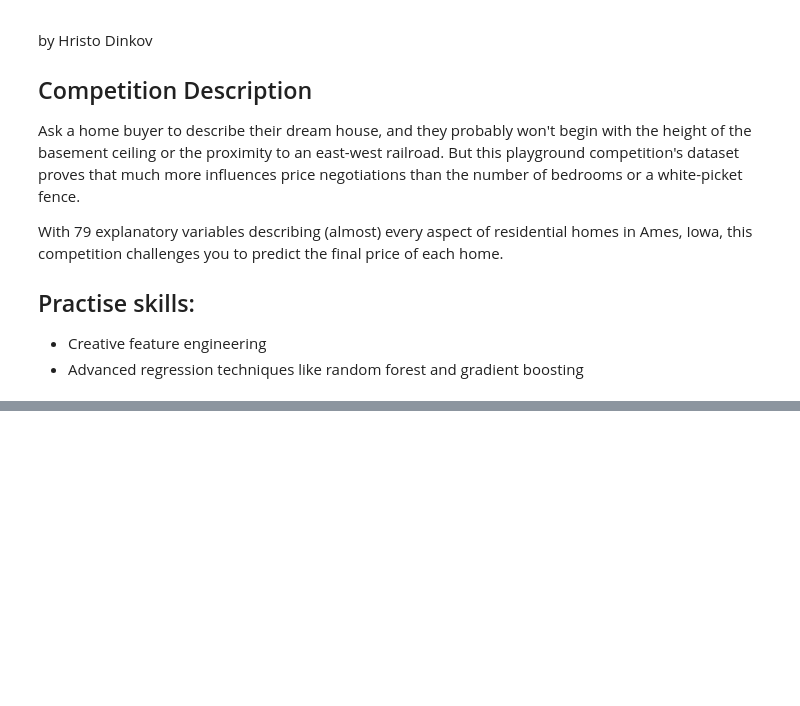
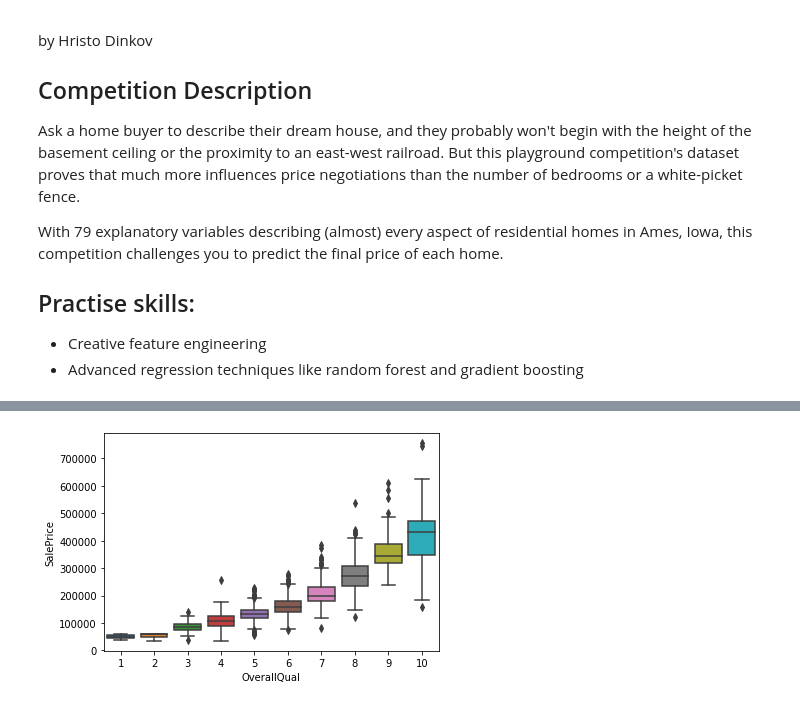
Before and after one commit to HristoDinkov/Machine-Learning-AI, a Jupyter notebook: Machine-Learning-Projects/Kaggle-Competitions/House_Prices_Advanced_Regression_Techniques.ipynb, the cells around one changed output, grey strips where cells are left out. Drawn from its saved outputs; the diff is of its cells as text; code cells hidden in the pictures; blank space fills up the shorter version.

```diff
--- a/Machine-Learning-Projects/Kaggle-Competitions/House_Prices_Advanced_Regression_Techniques.ipynb
+++ b/Machine-Learning-Projects/Kaggle-Competitions/House_Prices_Advanced_Regression_Techniques.ipynb
@@ -15,0 +87,4 @@ With 79 explanatory variables describing (almost) every aspect of residential ho
+# %%
+sns.boxplot(df_train.OverallQual, df_train.SalePrice);
+# %% [output]
+[figure, added]
```
Also changed, not shown: parts of 52 cells of this notebook, 7 other files.
